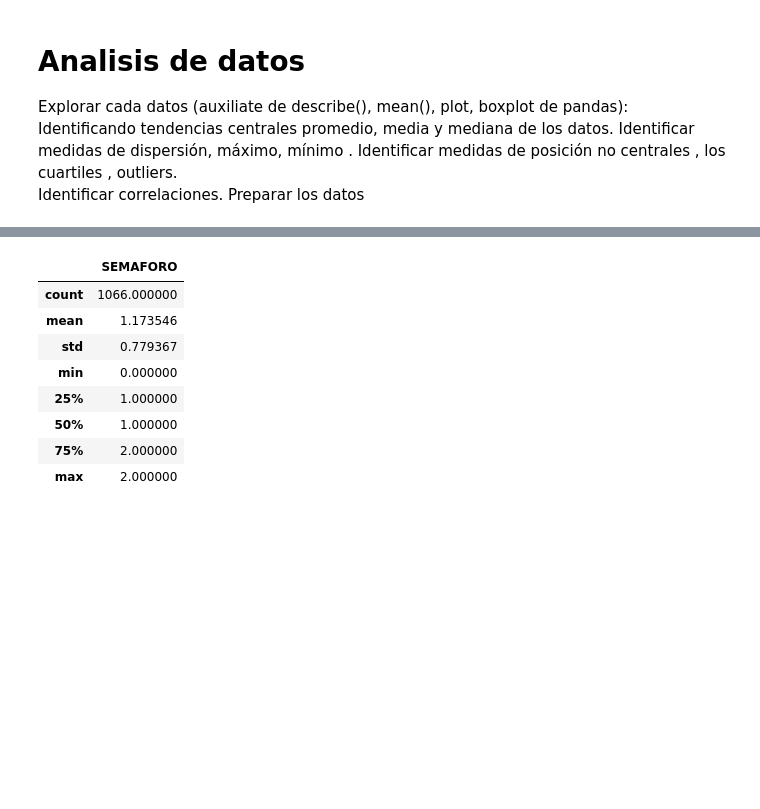
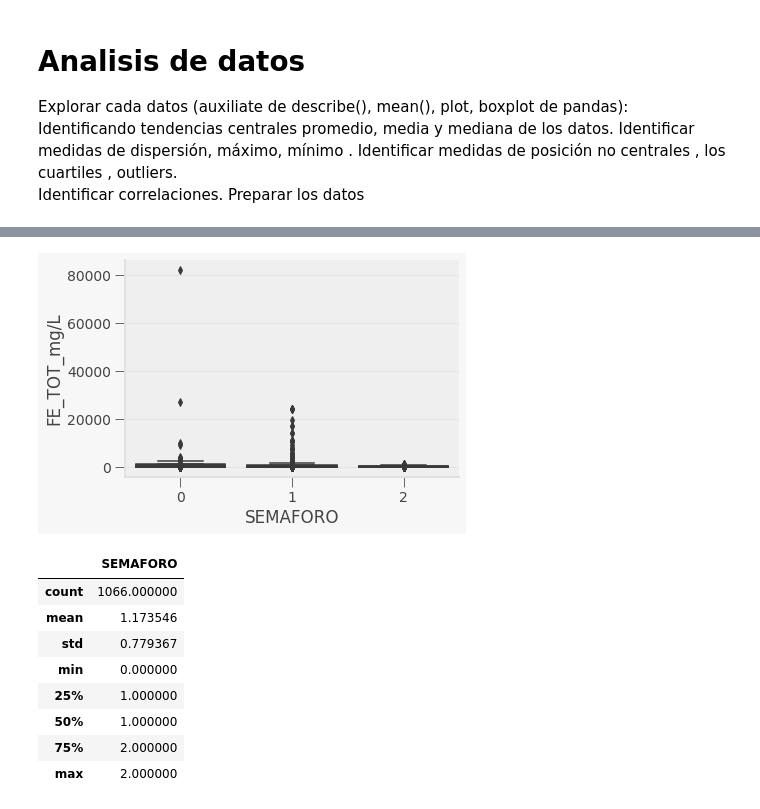
Before and after one commit to PosgradoMNA/actividades-de-aprendizaje-vallesda, a Jupyter notebook: A01191310_Reto_1.ipynb, the cells around one changed output, grey strips where cells are left out. Saved outputs shown, nothing was run; the diff lists cells and outputs as text; code cells hidden in the pictures; blank space fills up the shorter version.

```diff
--- a/A01191310_Reto_1.ipynb
+++ b/A01191310_Reto_1.ipynb
@@ -334,3 +365,10 @@ Y = df[['SEMAFORO']]
+# %%
+for key in to_float:
+  if key != 'SEMAFORO':
+    df_b =df[[key, 'SEMAFORO']]
+    sns.boxplot(x="SEMAFORO", y=key, data=df_b)
+# %% [output]
+[figure, added]
 # %%
 Y.describe()
 # %% [output]
```
Also changed, not shown: parts of 26 cells of this notebook.
